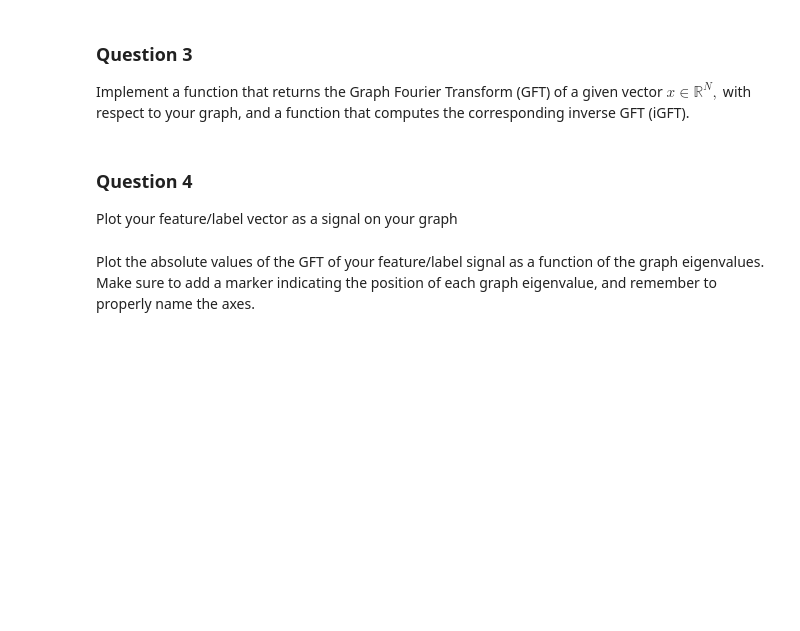
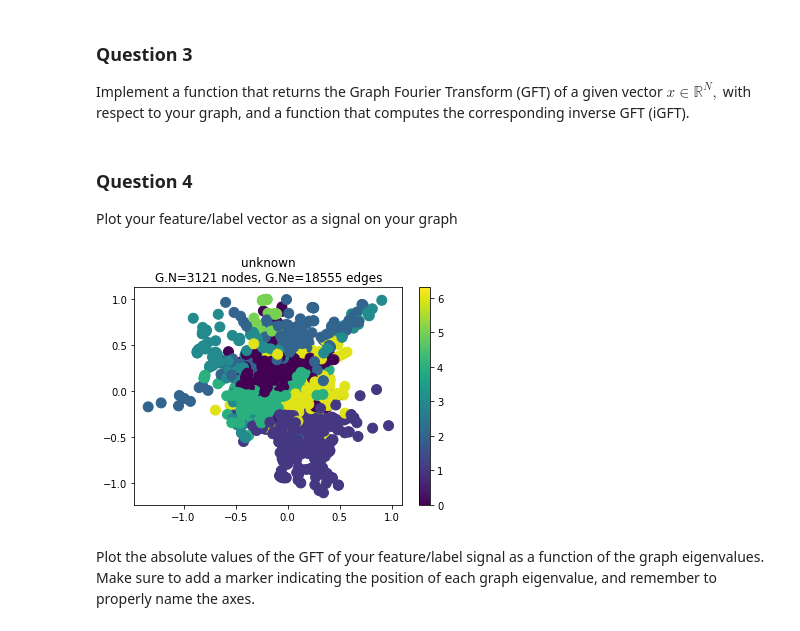
Before and after one commit to weberjoe/NTDS-MS-1-Route2-911, a Jupyter notebook: MS_4/4_graph_signal_processing.ipynb, the cells around one changed output. Drawn from its saved outputs; the diff is of its cells as text; code cells hidden in the pictures; blank space fills up the shorter version.

```diff
--- a/MS_4/4_graph_signal_processing.ipynb
+++ b/MS_4/4_graph_signal_processing.ipynb
@@ -174,2 +175,6 @@ Plot your feature/label vector as a signal on your graph
+# %%
+G.plot_signal(labels)
+# %% [output]
+[figure, added]
 # %% [markdown]
 Plot the absolute values of the GFT of your feature/label signal as a function of the graph eigenvalues. Make sure to add a marker indicating the position of each graph eigenvalue, and remember to properly name the axes.
```
Also changed, not shown: parts of 18 cells of this notebook, 1 other file.
